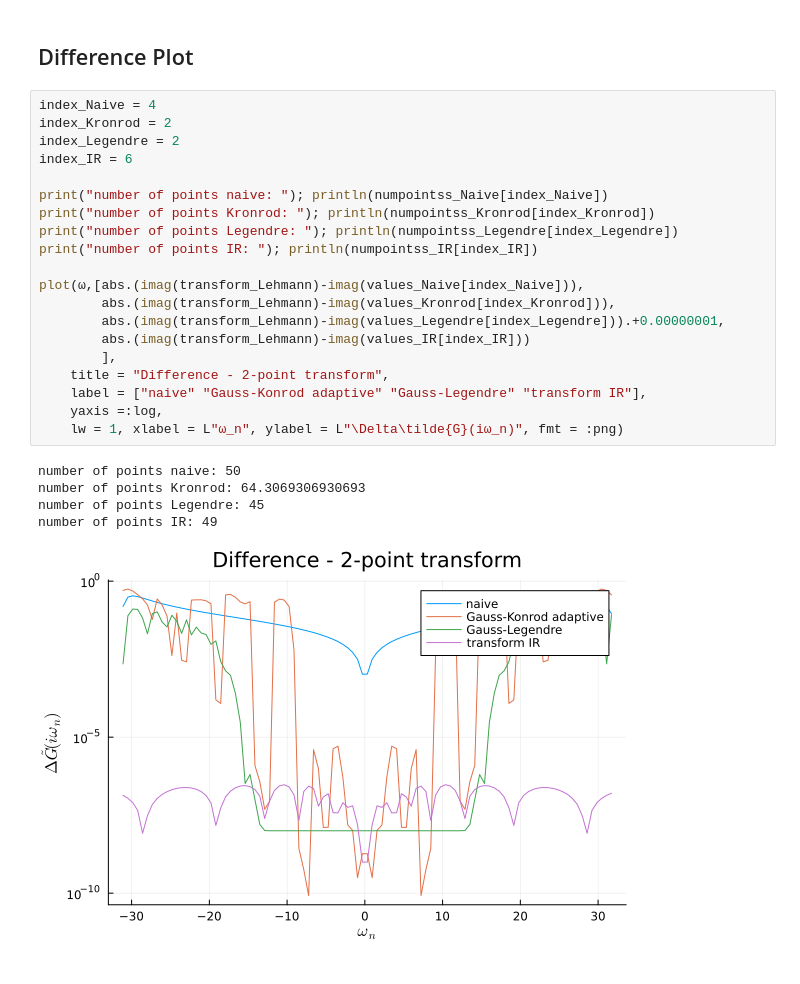
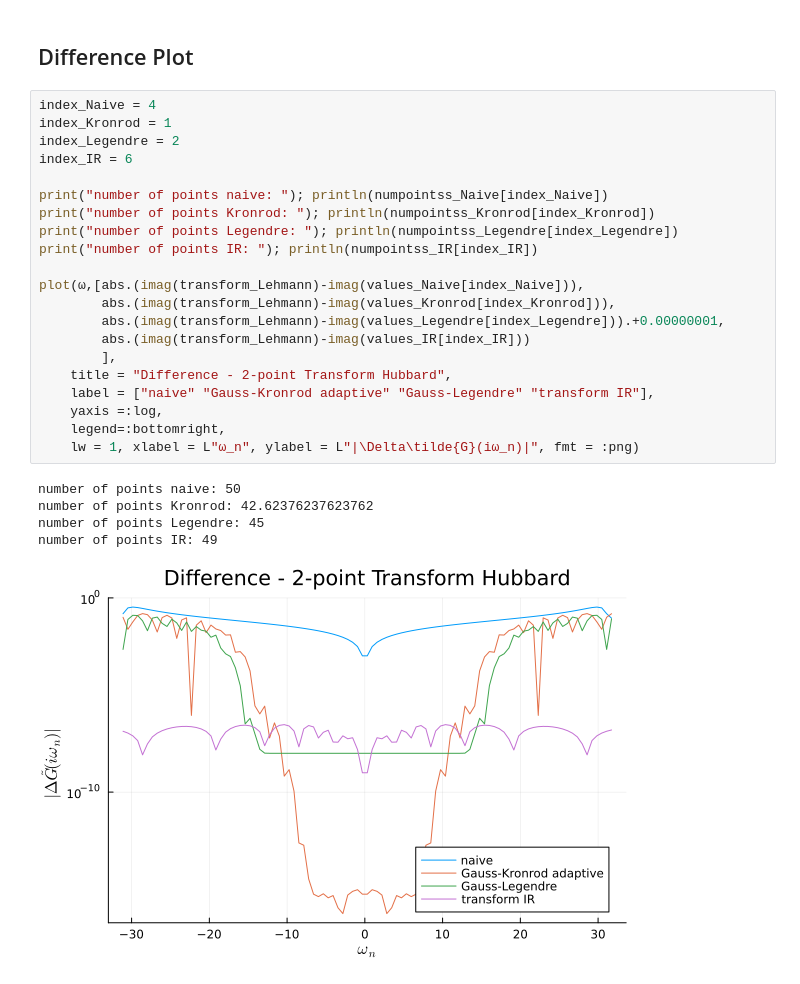
Before and after one commit to SuperMX/HubbardIR, a Jupyter notebook: 2-point Fourier Transform of Green's Functions with Intermediate Representations on Hubbard Models.ipynb, the cells around one changed output. Cells and saved outputs as stored; diff of their text form.

Commit message:
Lots of nice plots

```diff
--- a/2-point Fourier Transform of Green's Functions with Intermediate Representations on Hubbard Models.ipynb
+++ b/2-point Fourier Transform of Green's Functions with Intermediate Representations on Hubbard Models.ipynb
@@ -878,27 +899,28 @@ plot!([numpointss_IR],[runtime_IR],
 ## Difference Plot
 # %%
 index_Naive = 4
-index_Kronrod = 2
+index_Kronrod = 1
 index_Legendre = 2
 index_IR = 6
 
 print("number of points naive: "); println(numpointss_Naive[index_Naive])
 print("number of points Kronrod: "); println(numpointss_Kronrod[index_Kronrod])
 print("number of points Legendre: "); println(numpointss_Legendre[index_Legendre])
 print("number of points IR: "); println(numpointss_IR[index_IR])
 
 plot(ω,[abs.(imag(transform_Lehmann)-imag(values_Naive[index_Naive])),
         abs.(imag(transform_Lehmann)-imag(values_Kronrod[index_Kronrod])),
         abs.(imag(transform_Lehmann)-imag(values_Legendre[index_Legendre])).+0.00000001,
         abs.(imag(transform_Lehmann)-imag(values_IR[index_IR]))
         ],
-    title = "Difference - 2-point transform",
-    label = ["naive" "Gauss-Konrod adaptive" "Gauss-Legendre" "transform IR"],
+    title = "Difference - 2-point Transform Hubbard",
+    label = ["naive" "Gauss-Kronrod adaptive" "Gauss-Legendre" "transform IR"],
     yaxis =:log,
-    lw = 1, xlabel = L"ω_n", ylabel = L"\Delta\tilde{G}(iω_n)", fmt = :png)
+    legend=:bottomright,
+    lw = 1, xlabel = L"ω_n", ylabel = L"|\Delta\tilde{G}(iω_n)|", fmt = :png)
 # %% [output]
 number of points naive: 50
-number of points Kronrod: 64.3069306930693
+number of points Kronrod: 42.62376237623762
 number of points Legendre: 45
 number of points IR: 49
-[figure, old version]
+[figure, new version]
```
Also changed, not shown: parts of 13 cells of this notebook, 2 other files.
